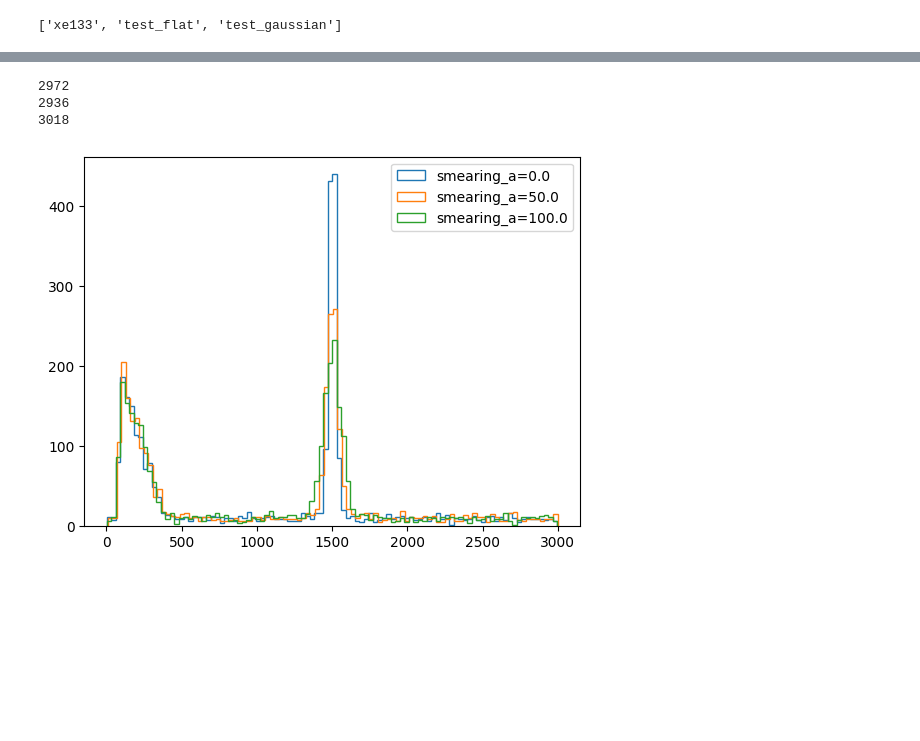
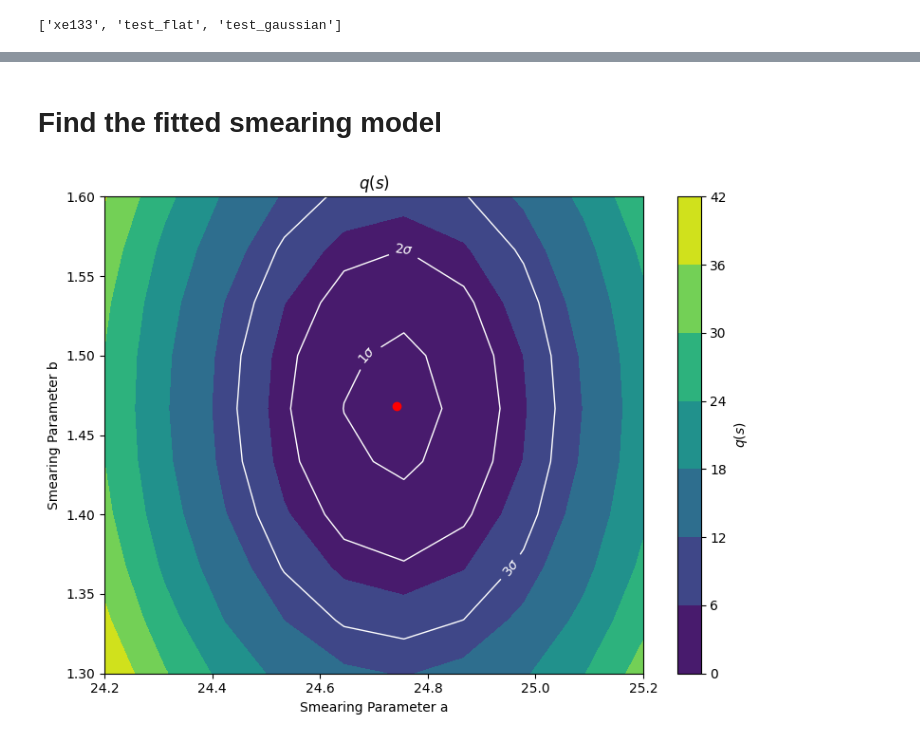
Before and after one commit to XENONnT/alea, a Jupyter notebook: notebooks/4_ces_inference.ipynb, the cells around one changed output, grey strips where cells are left out. Drawn from its saved outputs; the diff is of its cells as text; code cells hidden in the pictures; blank space fills up the shorter version.

```diff
--- a/notebooks/4_ces_inference.ipynb
+++ b/notebooks/4_ces_inference.ipynb
@@ -38,12 +48,34 @@ best_fit
-# %%
-for smearing_a in np.linspace(0,100,3):
-    data = example_model.generate_data(smearing_a=smearing_a)
-    plt.hist(data["science_run_0"]["ces"],bins=100, histtype='step', label=f'smearing_a={smearing_a}')
-    print(len(data["science_run_0"]["ces"]))
-plt.legend()
-plt.show()
-# %% [output]
-2972
-2936
-3018
-[figure, removed]
+# %% [markdown]
+# Find the fitted smearing model
+# %%
+# unconstrained fit
+from tqdm import tqdm
+best_fit, ll_val = example_model.fit()
+
+# constrained fits
+a_vals = np.linspace(24.2, 25.2, 10)
+b_vals = np.linspace(1.3,1.6, 10)
+
+ll_vals_c = np.zeros((len(a_vals), len(b_vals)))
+
+for i, a in tqdm(enumerate(a_vals)):
+    for j, b in enumerate(b_vals):
+        _, ll_val_c = example_model.fit(smearing_a=a, smearing_b=b)
+        ll_vals_c[i, j] = ll_val_c
+# %%
+plt.figure(figsize=(8, 6))
+plt.contourf(a_vals, b_vals, 2 * (ll_val - ll_vals_c).T, cmap='viridis')
+plt.colorbar(label="$q(s)$")
+
+contours = plt.contour(a_vals, b_vals, 2 * (ll_val - ll_vals_c).T, colors='white', linewidths=1, levels=[1, 4, 9])
+sigma_levels = {1: r'1$\sigma$', 4: r'2$\sigma$', 9: r'3$\sigma$'}
+plt.clabel(contours, inline=True, fontsize=10, fmt=sigma_levels)
+
+plt.scatter(best_fit["smearing_a"], best_fit["smearing_b"], color="red")
+plt.xlabel('Smearing Parameter a')
+plt.ylabel('Smearing Parameter b')
+plt.title('$q(s)$')
+plt.tight_layout()
+plt.show()
+# %% [output]
+[figure, added]
```
Also changed, not shown: parts of 10 cells of this notebook.
